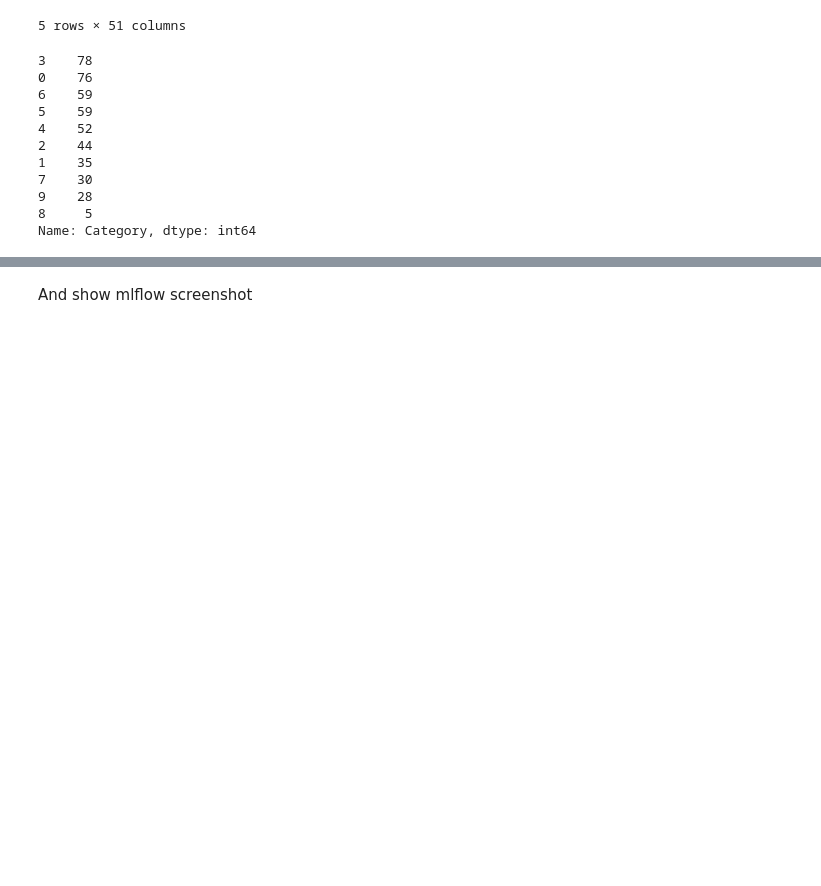
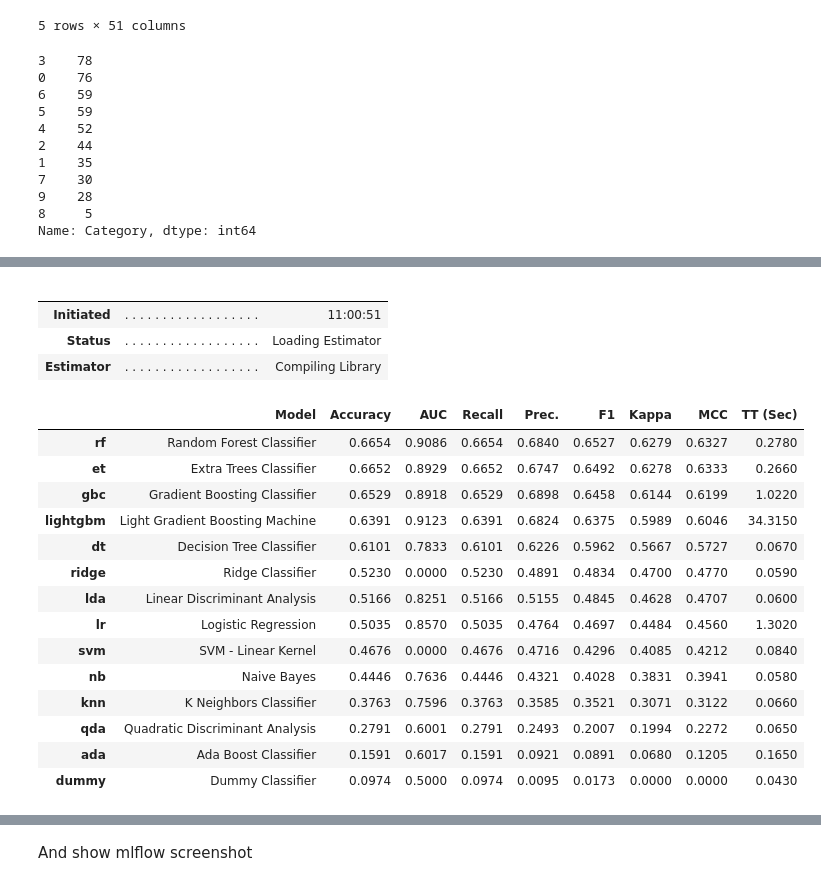
Before and after one commit to InnerShadow/DS, a Jupyter notebook: HW3/NLP_AutoML.ipynb, the cells around one changed output, grey strips where cells are left out. Saved outputs shown, nothing was run; the diff lists cells and outputs as text; code cells hidden in the pictures; blank space fills up the shorter version.

```diff
--- a/HW3/NLP_AutoML.ipynb
+++ b/HW3/NLP_AutoML.ipynb
@@ -697,0 +703,23 @@ s = setup(resampled_df, target = 'Category', session_id = 1212, index = False,
+# %%
+model = compare_models()
+# %% [output]
+|  |  |  |
+|  |  |  |
+| Initiated | . . . . . . . . . . . . . . . . . . | 11:00:51 |
+| Status | . . . . . . . . . . . . . . . . . . | Loading Estimator |
+| Estimator | . . . . . . . . . . . . . . . . . . | Compiling Library |
+|  | Model | Accuracy | AUC | Recall | Prec. | F1 | Kappa | MCC | TT (Sec) |
+| rf | Random Forest Classifier | 0.6654 | 0.9086 | 0.6654 | 0.6840 | 0.6527 | 0.6279 | 0.6327 | 0.2780 |
+| et | Extra Trees Classifier | 0.6652 | 0.8929 | 0.6652 | 0.6747 | 0.6492 | 0.6278 | 0.6333 | 0.2660 |
+| gbc | Gradient Boosting Classifier | 0.6529 | 0.8918 | 0.6529 | 0.6898 | 0.6458 | 0.6144 | 0.6199 | 1.0220 |
+| lightgbm | Light Gradient Boosting Machine | 0.6391 | 0.9123 | 0.6391 | 0.6824 | 0.6375 | 0.5989 | 0.6046 | 34.3150 |
+| dt | Decision Tree Classifier | 0.6101 | 0.7833 | 0.6101 | 0.6226 | 0.5962 | 0.5667 | 0.5727 | 0.0670 |
+| ridge | Ridge Classifier | 0.5230 | 0.0000 | 0.5230 | 0.4891 | 0.4834 | 0.4700 | 0.4770 | 0.0590 |
+| lda | Linear Discriminant Analysis | 0.5166 | 0.8251 | 0.5166 | 0.5155 | 0.4845 | 0.4628 | 0.4707 | 0.0600 |
+| lr | Logistic Regression | 0.5035 | 0.8570 | 0.5035 | 0.4764 | 0.4697 | 0.4484 | 0.4560 | 1.3020 |
+| svm | SVM - Linear Kernel | 0.4676 | 0.0000 | 0.4676 | 0.4716 | 0.4296 | 0.4085 | 0.4212 | 0.0840 |
+| nb | Naive Bayes | 0.4446 | 0.7636 | 0.4446 | 0.4321 | 0.4028 | 0.3831 | 0.3941 | 0.0580 |
+| knn | K Neighbors Classifier | 0.3763 | 0.7596 | 0.3763 | 0.3585 | 0.3521 | 0.3071 | 0.3122 | 0.0660 |
+| qda | Quadratic Discriminant Analysis | 0.2791 | 0.6001 | 0.2791 | 0.2493 | 0.2007 | 0.1994 | 0.2272 | 0.0650 |
+| ada | Ada Boost Classifier | 0.1591 | 0.6017 | 0.1591 | 0.0921 | 0.0891 | 0.0680 | 0.1205 | 0.1650 |
+| dummy | Dummy Classifier | 0.0974 | 0.5000 | 0.0974 | 0.0095 | 0.0173 | 0.0000 | 0.0000 | 0.0430 |
```
Also changed, not shown: parts of 21 cells of this notebook, 3 other files.
